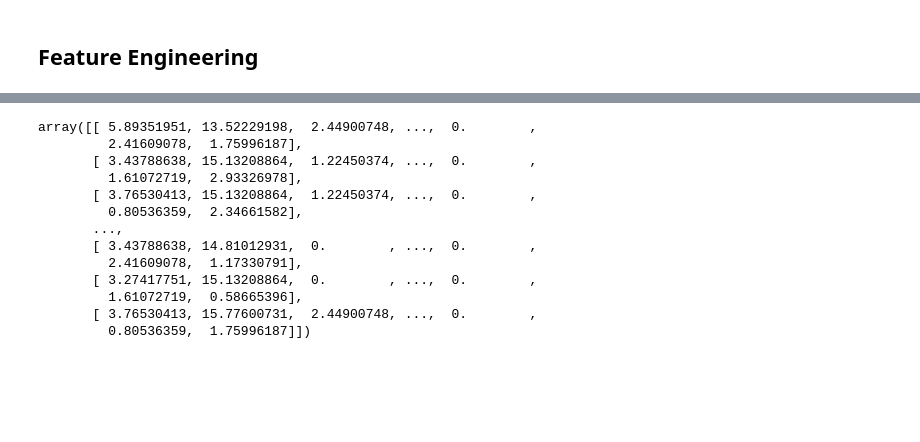
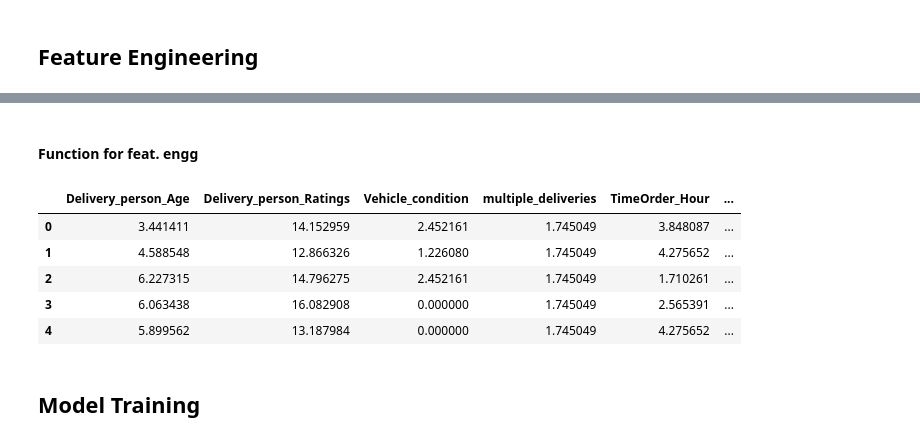
Before and after one commit to SrijanDeo-DA-DS/predict-delivery-time-with-deployment, a Jupyter notebook: notebooks/Modular.ipynb, the cells around one changed output, grey strips where cells are left out. Saved outputs shown, nothing was run; the diff lists cells and outputs as text; code cells hidden in the pictures; blank space fills up the shorter version.

Commit message:
added ft engg

```diff
--- a/notebooks/Modular.ipynb
+++ b/notebooks/Modular.ipynb
@@ -286,16 +302,38 @@ X_test_transformed = preprocessor.transform(df)
+# %% [markdown]
+#### Function for feat. engg
+# %%
+def transform_data(preprocessor, df_train, df_test, numerical_columns, categorical_columns, ordinal_columns, ordinal_categories):
+
+    df_train_transformed = preprocessor.fit_transform(df_train)
+    df_test_transformed = preprocessor.transform(df_test)
+
+    ohe_columns = list(preprocessor.named_transformers_['categorical_pipeline']['onehot'].get_feature_names_out(categorical_columns))
+
+    all_columns = numerical_columns + ohe_columns + ordinal_columns
+
+    df_train_transformed = pd.DataFrame(df_train_transformed, columns=all_columns)
+    df_test_transformed = pd.DataFrame(df_test_transformed, columns=all_columns)
+
+    return df_train_transformed, df_test_transformed
+# %%
+target_col_train = train_data['Time_taken (min)']
+target_col_test = test_data['Time_taken (min)']
+
+train_data.drop(['Time_taken (min)'], axis=1, inplace=True)
+test_data.drop(['Time_taken (min)'], axis=1, inplace=True)
 # %%
-X_test_transformed
+preprocessor = create_preprocessor(numerical_columns, categorical_columns, ordinal_columns, ordinal_categories)
+
+train_data_transformed, test_data_transformed = transform_data(preprocessor, train_data, test_data, numerical_columns,categorical_columns,ordinal_columns, ordinal_categories)
-# %% [output]
-array([[ 5.89351951, 13.52229198,  2.44900748, ...,  0.        ,
-         2.41609078,  1.75996187],
-       [ 3.43788638, 15.13208864,  1.22450374, ...,  0.        ,
-         1.61072719,  2.93326978],
-       [ 3.76530413, 15.13208864,  1.22450374, ...,  0.        ,
-         0.80536359,  2.34661582],
-       ...,
-       [ 3.43788638, 14.81012931,  0.        , ...,  0.        ,
-         2.41609078,  1.17330791],
-       [ 3.27417751, 15.13208864,  0.        , ...,  0.        ,
-         1.61072719,  0.58665396],
-       [ 3.76530413, 15.77600731,  2.44900748, ...,  0.        ,
-         0.80536359,  1.75996187]])
+# %%
+pd.set_option('display.max_columns', None)
+pd.set_option('display.max_rows', None)
+# %%
+train_data_transformed.head()
+# %% [output]
+|  | Delivery_person_Age | Delivery_person_Ratings | Vehicle_condition | multiple_deliveries | TimeOrder_Hour | ... |
+| 0 | 3.441411 | 14.152959 | 2.452161 | 1.745049 | 3.848087 | ... |
+| 1 | 4.588548 | 12.866326 | 1.226080 | 1.745049 | 4.275652 | ... |
+| 2 | 6.227315 | 14.796275 | 2.452161 | 1.745049 | 1.710261 | ... |
+| 3 | 6.063438 | 16.082908 | 0.000000 | 1.745049 | 2.565391 | ... |
+| 4 | 5.899562 | 13.187984 | 0.000000 | 1.745049 | 4.275652 | ... |
@@ -301,0 +343,2 @@ array([[ 5.89351951, 13.52229198,  2.44900748, ...,  0.        ,
+# %% [markdown]
+## Model Training
```
Also changed, not shown: parts of 15 cells of this notebook, 2 other files.
